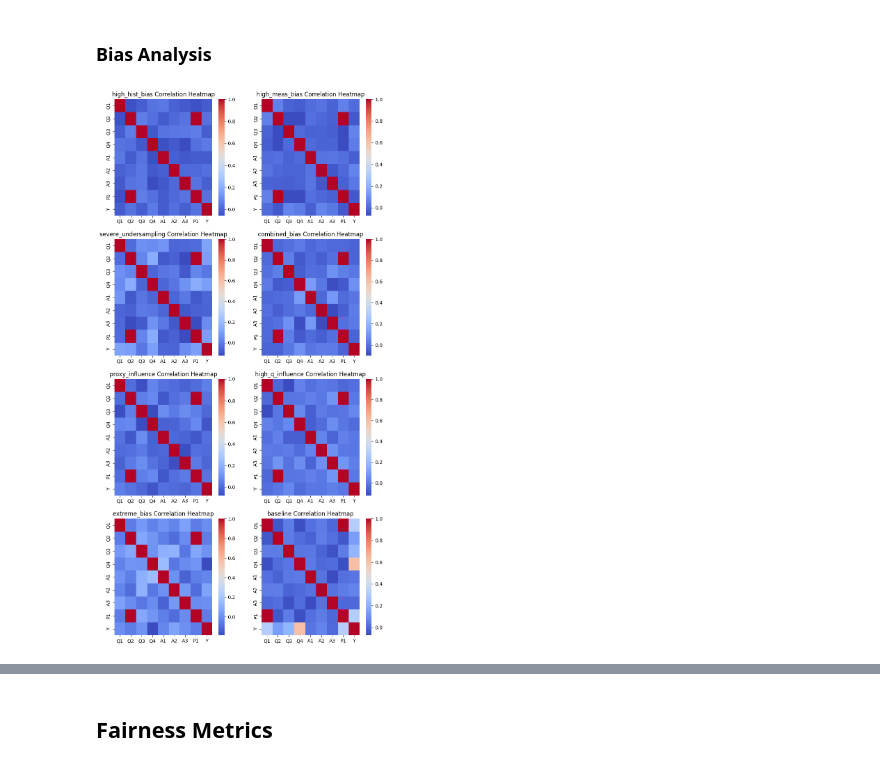
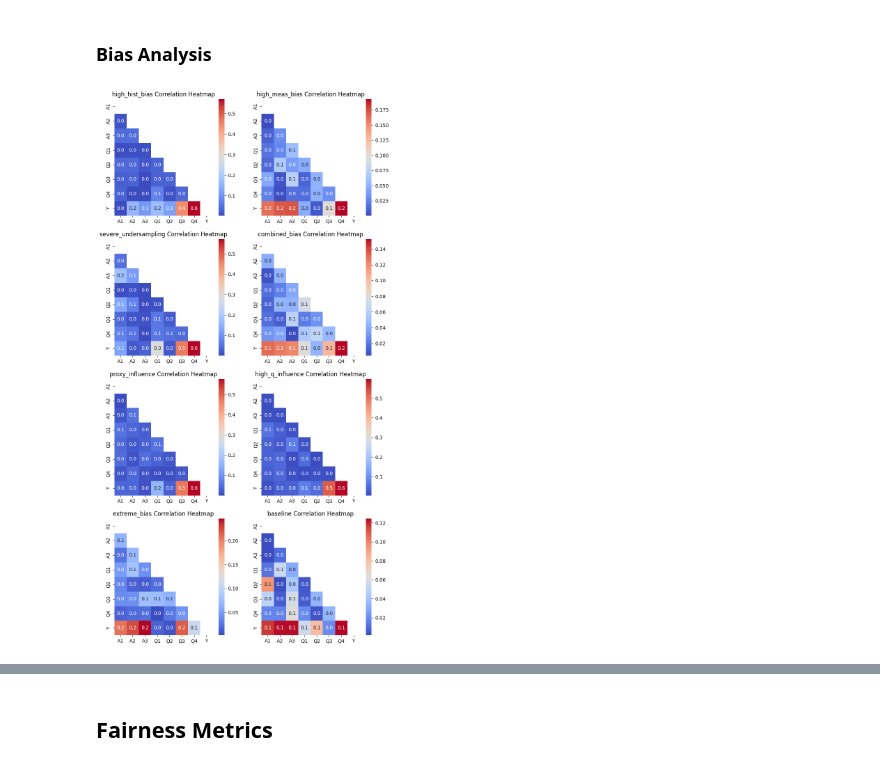
Before and after one commit to PRCSousa/Tabular-Bias-Simulation-And-Mitigation, a Jupyter notebook: main.ipynb, the cells around one changed output, grey strips where cells are left out. Saved outputs shown, nothing was run; the diff lists cells and outputs as text; code cells hidden in the pictures.

```diff
--- a/main.ipynb
+++ b/main.ipynb
@@ -270,7 +230,7 @@ In this project, 8 different types of datasets were created using the tool above
 # %%
 shared_config = {
     "dim": 1000,  # Number of samples
-    "task_type": "classification",  # Can be "classification" or "regression"
+    "task_type": "classification",  # Can be "classification"
     "num_classes": 2,  # For classification, number of classes
     'R': [ # Base variable
             {'Name': 'R1', 'mean': 100, 'std': 10, 'function': 'normal'},
@@ -282,12 +242,12 @@ shared_config = {
         {"name": "Q4", "func": "normal", "importance": 0.9}
     ],
     "A": [  # Sensitive attributes
-        {"name": "A1", "binary": True, "meas_bias": 0, "hist_bias": 0},
-        {"name": "A2", "binary": True, "meas_bias": 0, "hist_bias": 0},
-        {"name": "A3", "binary": True, "meas_bias": 0, "hist_bias": 0}
+        {"name": "A1", "binary": True, "meas_bias": 0.1, "hist_bias": 0.1, "undersampling_rate": 0},
+        {"name": "A2", "binary": True, "meas_bias": 0.4, "hist_bias": 0.6, "undersampling_rate": 0.1},
+        {"name": "A3", "binary": True, "meas_bias": 0.7, "hist_bias": 0.8, "undersampling_rate": 0.2}
     ],
     "P": [  # Proxy features
-        {"name": "P1", "surrogate": "Q1", "proxy_val": 1, "meas_bias": 0}
+        {"name": "P1", "surrogate": "Q2", "meas_bias": 0.2, "proxy_val": np.random.normal(0, 3, 1000)},
     ],
     "sy": 1,  # Noise standard deviation for Y
 }
@@ -454,7 +414,9 @@ biased_configs = {
 datasets = {}
 
 for setting_name, vars_config in biased_configs.items():
-    X_train, X_test, y_train, y_test, y_real = create_synth(vars_config, shared_Y=shared_Y)
+    X_train, X_test, y_train, y_test, y_real = create_synth(vars_config)
+    # print shapes
+    print(X_train.shape, X_test.shape, y_train.shape, y_test.shape)
 
     # Create directories if not present
     if not os.path.exists(f'data/{setting_name}'):
@@ -504,17 +473,0 @@ datasets['baseline'] = {
-# %%
-# for dataset, concatenate all columns and describe
-for dataset_name, dataset in datasets.items():
-    X_train = dataset['X_train']
-    X_train = X_train.drop(columns=['R'])
-    X_test = dataset['X_test']
-    X_test = X_test.drop(columns=['R'])
-    y_train = dataset['y_train']
-    y_test = dataset['y_test']
-    y_real = dataset['y_real']
-
-    X = pd.concat([X_train, X_test])
-    y = pd.concat([y_train, y_test])
-
-    df = pd.concat([X, y, y_real], axis=1)
-    # print columns
-    print(df.columns)
@@ -535,10 +479,10 @@ bias_analysis_results = {}
 for i, setting_name in enumerate(datasets.keys()):
     y_test = datasets[setting_name]['y_test']
     x_test = datasets[setting_name]['X_test']
-    x_test = x_test.drop(columns=['R'])
+    x_test = x_test.drop(columns=['R']) if 'R' in x_test.columns else x_test
     y_train = datasets[setting_name]['y_train']
     x_train = datasets[setting_name]['X_train']
-    x_train = x_train.drop(columns=['R'])
+    x_train = x_train.drop(columns=['R']) if 'R' in x_train.columns else x_train
 
     # Correlation Heatmap
     df = pd.concat([x_train, y_train], axis=1)
@@ -549,7 +493,7 @@ for i, setting_name in enumerate(datasets.keys()):
 
     # # Confusion Matrix
     y_pred = clf.predict(x_test)
-    cm = confusion_matrix(y_test, y_pred)
+    cm = confusion_matrix(y_test, y_pred, normalize='true')
     cmd = ConfusionMatrixDisplay(cm, display_labels=clf.classes_)
 
     # Feature Importance
@@ -581,16 +525,19 @@ for i, setting_name in enumerate(datasets.keys()):
 # %%
 fig, axs = plt.subplots(4, 2, figsize=(10, 20))
 axs = axs.flatten()
 
 for i, setting_name in enumerate(bias_analysis_results.keys()):
     corr = bias_analysis_results[setting_name]['correlation_heatmap']
+    corr = corr.abs()
 
-    sns.heatmap(corr, ax=axs[i], cmap='coolwarm')
+    mask = np.triu(np.ones_like(corr, dtype=bool))
+
+    sns.heatmap(corr, ax=axs[i], cmap='coolwarm', mask=mask, annot=True, fmt=".1f")
     axs[i].set_title(f'{setting_name} Correlation Heatmap')
 
 plt.show()
 # %% [output]
-[figure, old version]
+[figure, new version]
 # %%
 # fig, axs = plt.subplots(4, 2, figsize=(10, 20))
 # axs = axs.flatten()
```
Also changed, not shown: parts of 22 cells of this notebook, 35 other files.
